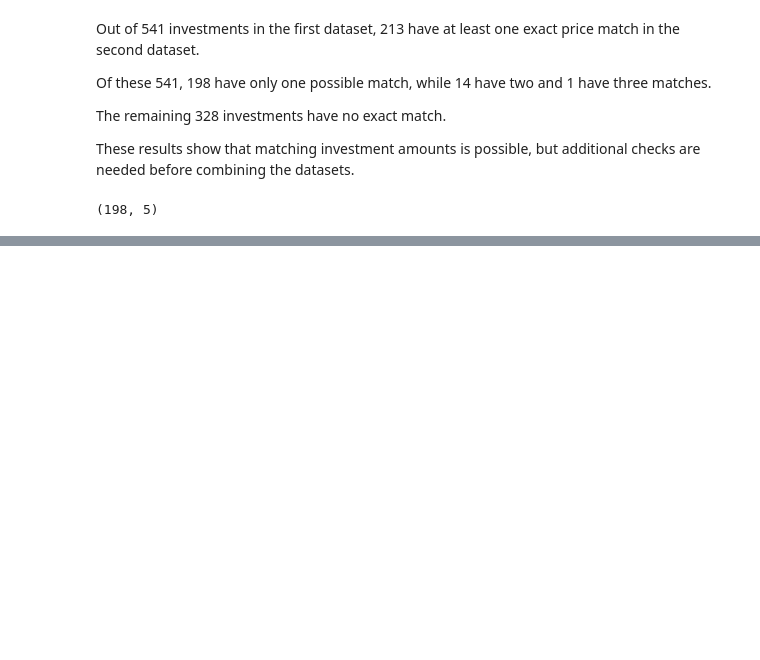
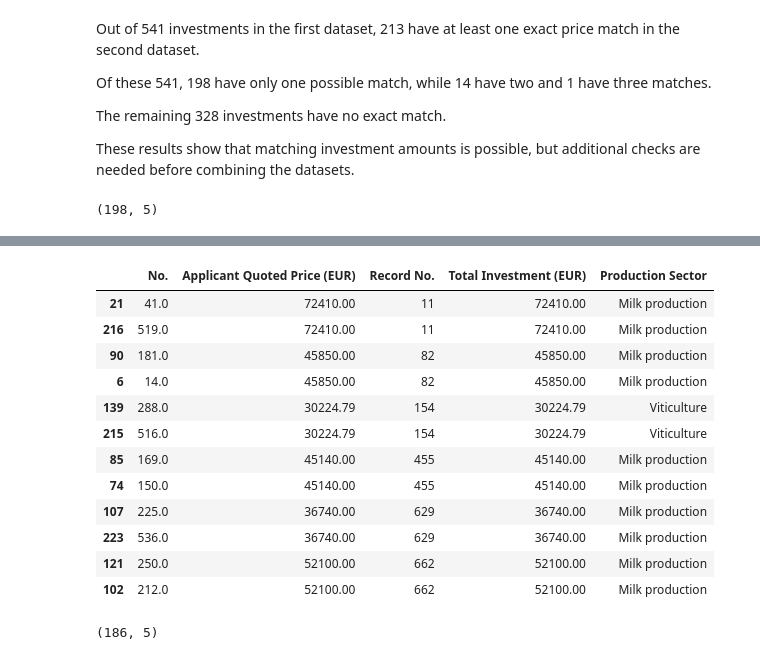
Before and after one commit to milatovicdanka90-maker/dsb_capstone, a Jupyter notebook: 01_EDA.ipynb, the cells around one changed output, grey strips where cells are left out. Drawn from its saved outputs; the diff is of its cells as text; code cells hidden in the pictures; blank space fills up the shorter version.

```diff
--- a/01_EDA.ipynb
+++ b/01_EDA.ipynb
@@ -592,0 +595,29 @@ unique_matches["Record No."].duplicated().sum()
+# %%
+# Because with the previous check I have repeats 'Record No.' 6 times in the
+# unique_matches table, now I want to check records matched to multiple investments
+
+duplicate_matches = unique_matches[unique_matches["Record No."].duplicated(keep=False)]
+
+duplicate_matches.sort_values("Record No.")
+# %% [output]
+|  | No. | Applicant Quoted Price (EUR) | Record No. | Total Investment (EUR) | Production Sector |
+| 21 | 41.0 | 72410.00 | 11 | 72410.00 | Milk production |
+| 216 | 519.0 | 72410.00 | 11 | 72410.00 | Milk production |
+| 90 | 181.0 | 45850.00 | 82 | 45850.00 | Milk production |
+| 6 | 14.0 | 45850.00 | 82 | 45850.00 | Milk production |
+| 139 | 288.0 | 30224.79 | 154 | 30224.79 | Viticulture |
+| 215 | 516.0 | 30224.79 | 154 | 30224.79 | Viticulture |
+| 85 | 169.0 | 45140.00 | 455 | 45140.00 | Milk production |
+| 74 | 150.0 | 45140.00 | 455 | 45140.00 | Milk production |
+| 107 | 225.0 | 36740.00 | 629 | 36740.00 | Milk production |
+| 223 | 536.0 | 36740.00 | 629 | 36740.00 | Milk production |
+| 121 | 250.0 | 52100.00 | 662 | 52100.00 | Milk production |
+| 102 | 212.0 | 52100.00 | 662 | 52100.00 | Milk production |
+# %%
+# Next step is to keep matches without repeated record numbers
+
+one_to_one_matches = unique_matches[~unique_matches["Record No."].duplicated(keep=False)].copy()
+
+one_to_one_matches.shape
+# %% [output]
+(186, 5)
```
Also changed, not shown: parts of 16 cells of this notebook.
